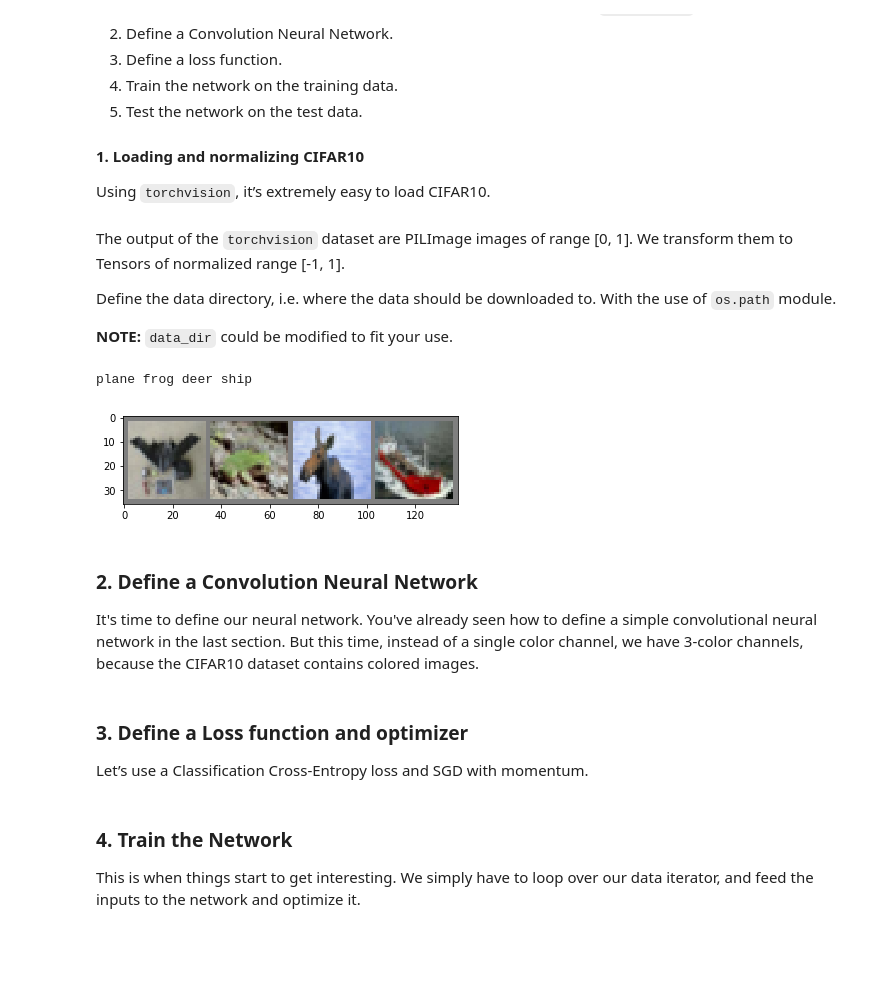
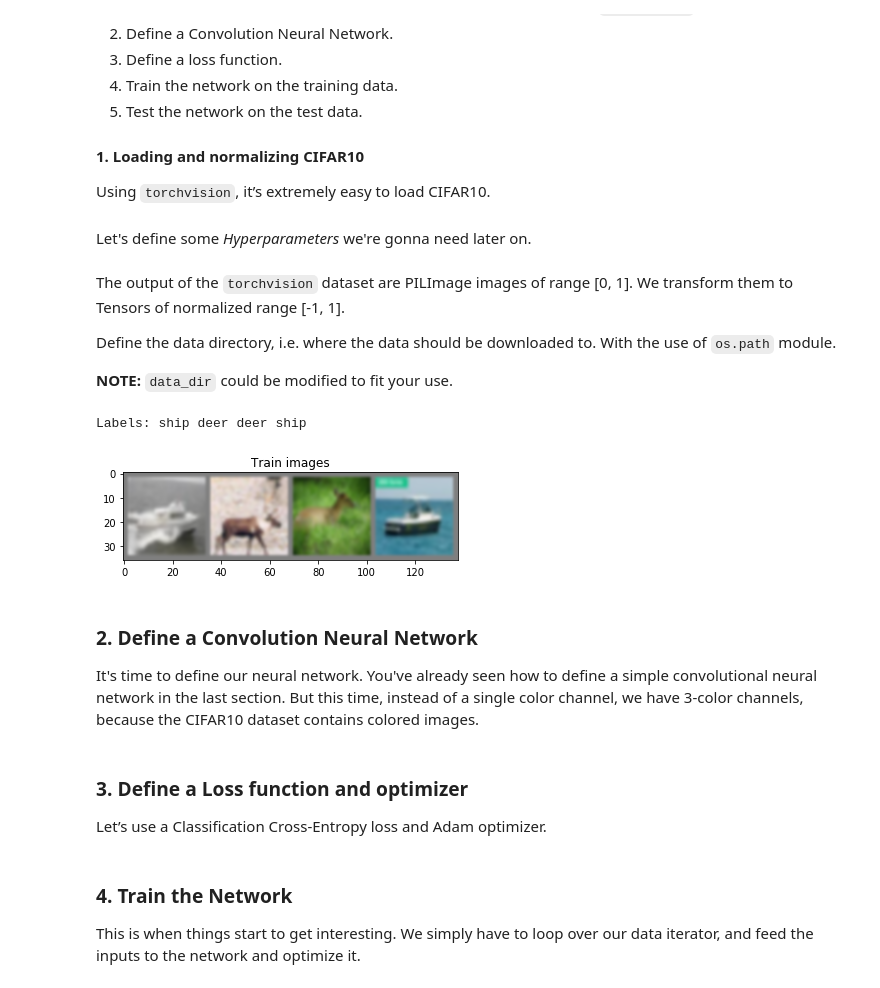
Before and after one commit to victor-iyi/pytorch-examples, a Jupyter notebook: 04 - Training a classifier/Working with CIFAR10 dataset.ipynb, the cells around one changed output. Cells and saved outputs as stored; diff of their text form; code cells hidden in the pictures; blank space fills up the shorter version.

```diff
--- a/04 - Training a classifier/Working with CIFAR10 dataset.ipynb
+++ b/04 - Training a classifier/Working with CIFAR10 dataset.ipynb
@@ -50,6 +50,25 @@ from torch.autograd import Variable
 # Special package provided by pytorch
 import torchvision
 import torchvision.transforms as transforms
+# %% [markdown]
+Let's define some *Hyperparameters* we're gonna need later on.
+# %%
+# download parameters
+data_dir = '../datasets'
+
+# Don't download if data already exists
+download = not os.path.exists(os.path.join(data_dir, 'cifar-10-batches-py'))
+
+# class labels
+classes = ('plane', 'car', 'bird', 'cat', 'deer', 'dog', 'frog', 'horse', 'ship', 'truck')
+
+# Image channels 3 = RGB; 1 = Grayscale image.
+img_channels = 3
+
+# Training parameters
+batch_size = 4    # Mini-batch size
+epochs = 10       # No of passes over the training data
+lr = 1e-2         # Learning rate used by optimizer
 # %% [markdown]
 The output of the `torchvision` dataset are PILImage images of range [0, 1]. We transform them to Tensors of normalized range [-1, 1].
 
@@ -57,14 +76,12 @@ Define the data directory, i.e. where the data should be downloaded to. With the
 
 **NOTE:** `data_dir` could be modified to fit your use.
 # %%
-# Transform rule
+# Transform rule => Convert to a torch.Tensor and normalize
 transform = transforms.Compose([transforms.ToTensor(),
                                 transforms.Normalize((0.5, 0.5, 0.5),
                                                      (0.5, 0.5, 0.5))])
-
-# download parameters
-data_dir = '../datasets'
-download = not os.path.exists(os.path.join(data_dir, 'cifar-10-batches-py'))
+# Transform rule => Convert to torch.Tensor only
+# transform = transforms.Compose([transforms.ToTensor()])
 
 # Download the dataset
 trainset = torchvision.datasets.CIFAR10(root=data_dir, train=True,
@@ -73,31 +90,30 @@ testset = torchvision.datasets.CIFAR10(root=data_dir, train=False,
                                        download=download, transform=transform)
 
 # loaders
-trainset = torch.utils.data.DataLoader(trainset, batch_size=4, shuffle=True, num_workers=2)
-testset = torch.utils.data.DataLoader(testset, batch_size=4, shuffle=False, num_workers=2)
-
-# class labels
-classes = ('plane', 'car', 'bird', 'cat', 'deer', 'dog', 'frog', 'horse', 'ship', 'truck')
+trainset = torch.utils.data.DataLoader(trainset, batch_size=batch_size, shuffle=True, num_workers=2)
+testset = torch.utils.data.DataLoader(testset, batch_size=batch_size, shuffle=False, num_workers=2)
 # %%
 # Let's visualize the data
-
-def imshow(img):
+# Helper function to visualize data.
+def imshow(img, title=None, smooth=False):
     img = img / 2 + 0.5  # unnormalize
     np_img = img.numpy()
-    plt.imshow(np.transpose(np_img, (1, 2, 0)))
+    smooth = 'bicubic' if smooth else 'spline16'
+    plt.title(title if title else 'Image(s)')
+    plt.imshow(np.transpose(np_img, (1, 2, 0)), interpolation=smooth)
 
 # Get random training images
 train_iter = iter(trainset)
 images, labels = train_iter.next()
 
 # show images
-imshow(torchvision.utils.make_grid(images))
+imshow(torchvision.utils.make_grid(images), title='Train images', smooth=True)
 
 # print labels
-print(' '.join(classes[ labels[i] ] for i in range(4)))
+print('Labels: {}'.format(' '.join(classes[l] for l in labels)))
 # %% [output]
-plane frog deer ship
+Labels: ship deer deer ship
-[figure, old version]
+[figure, new version]
 # %% [markdown]
 ### 2. Define a Convolution Neural Network
 
@@ -142,6 +159,6 @@ net = Network(img_channels=3, num_classes=len(classes))
 # %% [markdown]
 ### 3. Define a Loss function and optimizer
 
-Let’s use a Classification Cross-Entropy loss and SGD with momentum.
+Let’s use a Classification Cross-Entropy loss and Adam optimizer.
 # %%
 loss_func = nn.CrossEntropyLoss()
```
Also changed, not shown: parts of 11 cells of this notebook.
